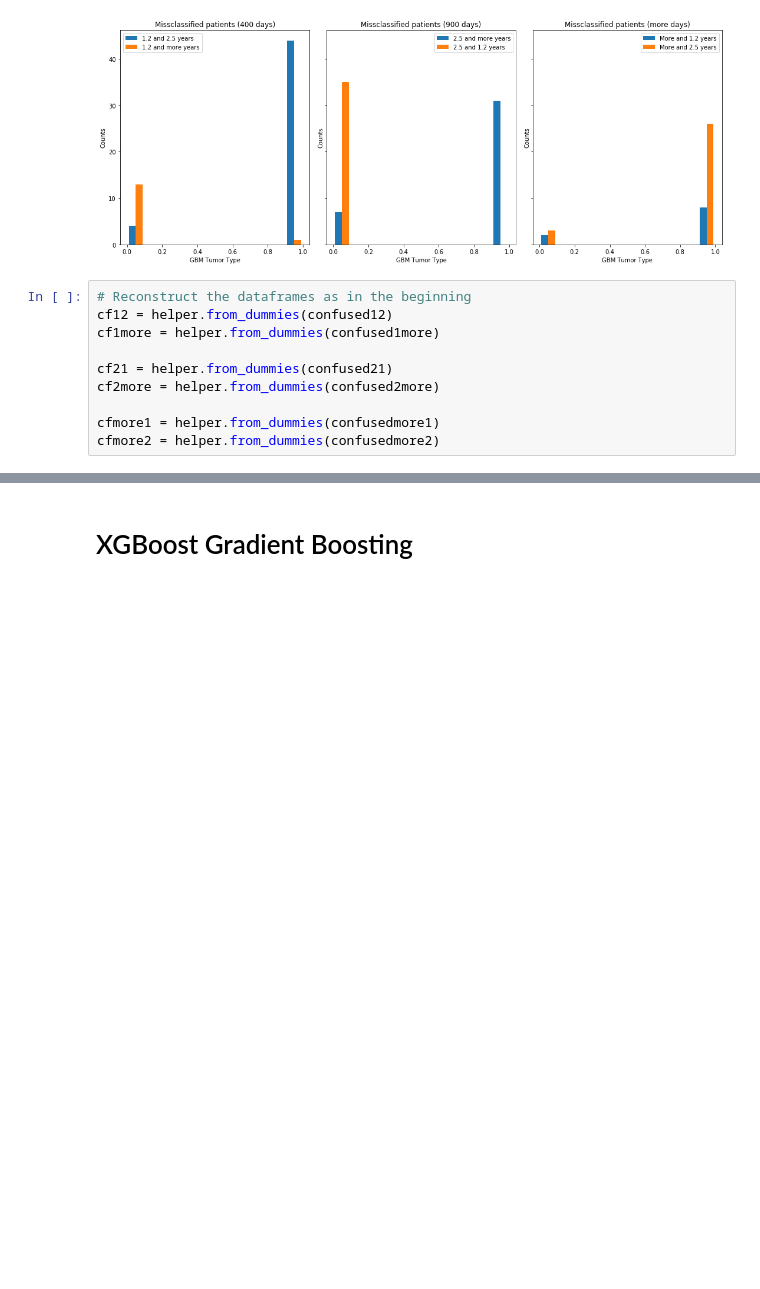
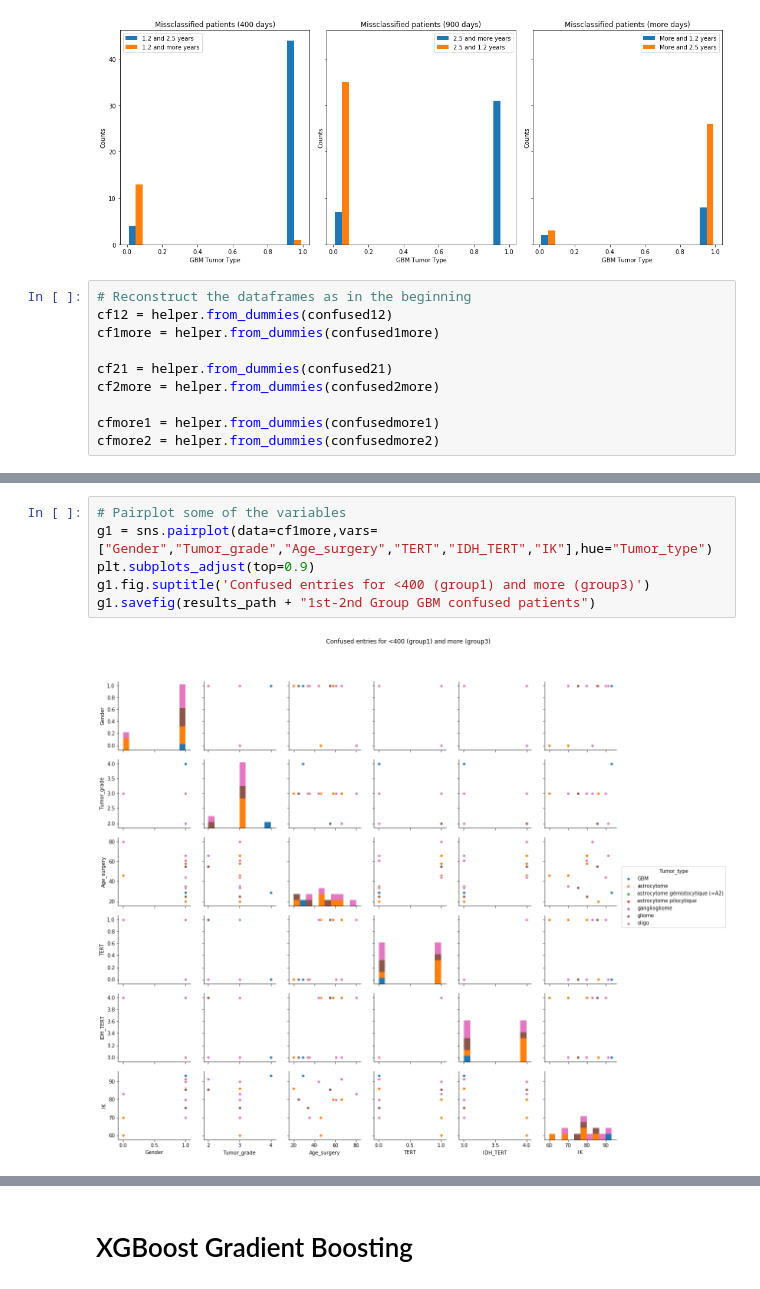
Before and after one commit to patricieni/ICM, a Jupyter notebook: code/notebooks/Modelling and Data Exploration.ipynb, the cells around one changed output, grey strips where cells are left out. Drawn from its saved outputs; the diff is of its cells as text; blank space fills up the shorter version.

```diff
--- a/code/notebooks/Modelling and Data Exploration.ipynb
+++ b/code/notebooks/Modelling and Data Exploration.ipynb
@@ -393,0 +368,8 @@ g6.savefig(results_path + "3rd-2nd Group GBM confused patients")
+# %%
+# Pairplot some of the variables
+g1 = sns.pairplot(data=cf1more,vars=["Gender","Tumor_grade","Age_surgery","TERT","IDH_TERT","IK"],hue="Tumor_type")
+plt.subplots_adjust(top=0.9)
+g1.fig.suptitle('Confused entries for <400 (group1) and more (group3)')
+g1.savefig(results_path + "1st-2nd Group GBM confused patients")
+# %% [output]
+[figure, added]
```
Also changed, not shown: parts of 10 cells of this notebook.
